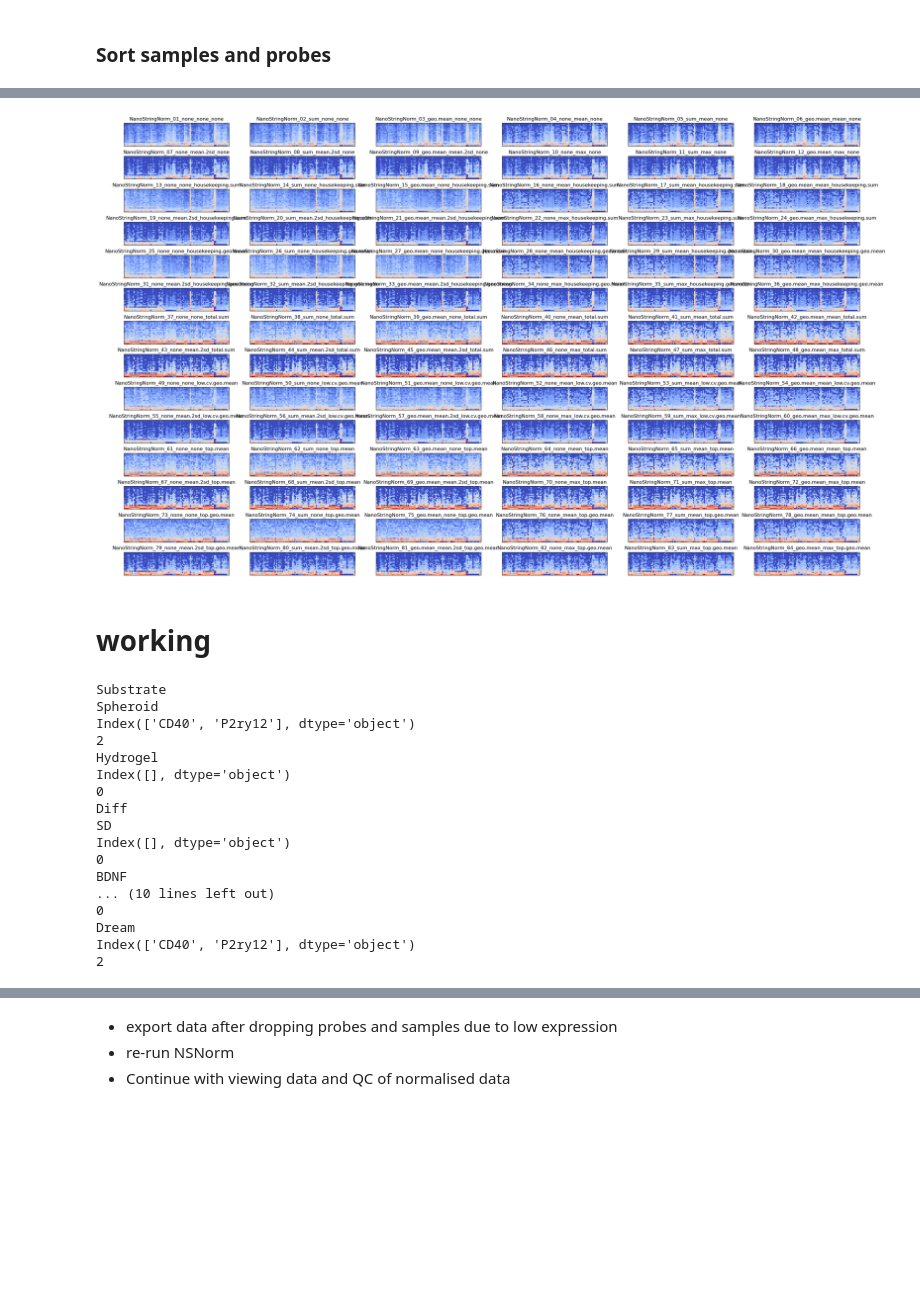
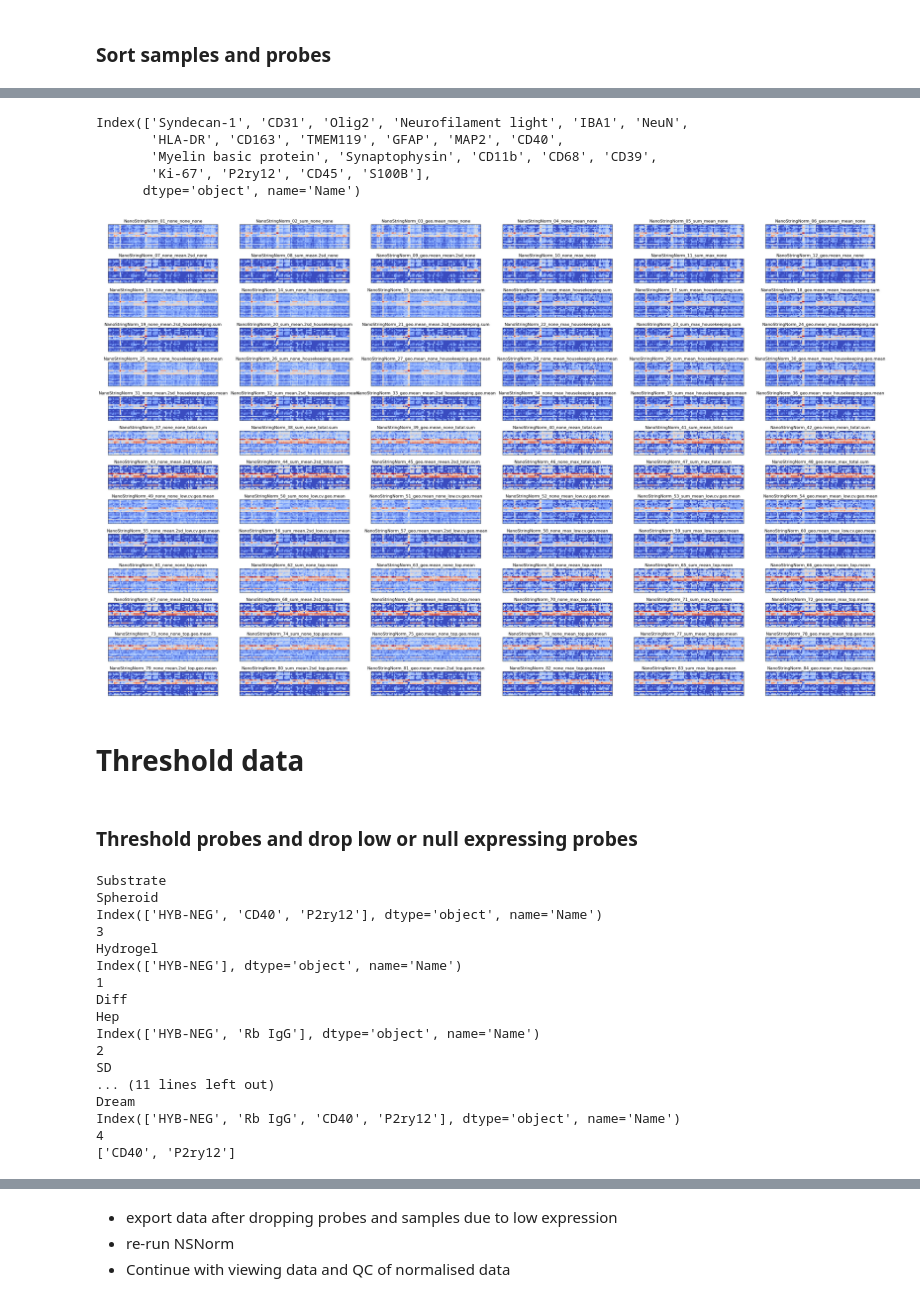
Before and after one commit to kyleupton/DSP_EDA_Protein, a Jupyter notebook: 240122_DSP_nCounter_Protein_Post-Norm_EDA.ipynb, the cells around one changed output, grey strips where cells are left out. Drawn from its saved outputs; the diff is of its cells as text; code cells hidden in the pictures; blank space fills up the shorter version.

```diff
--- a/240122_DSP_nCounter_Protein_Post-Norm_EDA.ipynb
+++ b/240122_DSP_nCounter_Protein_Post-Norm_EDA.ipynb
@@ -26,7 +27,8 @@ configDict = {
     'initialDataPath' : '',
     'QCDataPath' : '',
     'labWorksheet01Path':'',
-    'sampleInfoFile' : ''
+    'sampleInfoFile' : '',
+    'projectName':'',
 }
 
 with open('./config.txt','r') as f:
@@ -151,7 +159,7 @@ normDir
 # %% [output]
 '/Users/upton6/Documents/Nanostring/projects/Larisa/2312_Run/DSP_Protein_Data/Normalisation'
 # %%
-QCDataFile = [f for f in os.listdir(normDir) if (f.startswith('QC') and f.endswith('.csv'))][0]
+QCDataFile = [f for f in os.listdir(normDir) if (f.startswith('QC') and f.endswith('RUV.csv'))][0]
 # %%
 QCDataFile
 # %% [output]
@@ -167,6 +166,0 @@ print(files)
-# %%
-fileIdx = 0
-tempFile = os.path.join(normDir, 'NSNorm',files[fileIdx])
-
-print(tempFile)
-tempDF = pd.read_csv(os.path.join(normDir, 'NSNorm',files[fileIdx]), index_col=0)
@@ -264,0 +176,10 @@ tempDF1.loc[probeOrder,sampleOrder]
+# %%
+QCDataDF = pd.read_csv(os.path.join(normDir, QCDataFile), index_col=0)
+QCDataDF.columns = [x.replace(' ','.') for x in QCDataDF.columns]
+QCDataDF.columns = [x.replace('-','.') for x in QCDataDF.columns]
+
+
+probeOrder = QCDataDF.index[8:]
+sampleOrder = QCDataDF.columns[1:]
+
+# sampleOrder
@@ -265,24 +197,32 @@ tempDF1.loc[probeOrder,sampleOrder]
+# %%
+probeOrder
+# %% [output]
+Index(['Syndecan-1', 'CD31', 'Olig2', 'Neurofilament light', 'IBA1', 'NeuN',
+       'HLA-DR', 'CD163', 'TMEM119', 'GFAP', 'MAP2', 'CD40',
+       'Myelin basic protein', 'Synaptophysin', 'CD11b', 'CD68', 'CD39',
+       'Ki-67', 'P2ry12', 'CD45', 'S100B'],
+      dtype='object', name='Name')
 # %%
 width = 6
 height = 14
 
 
-fig, axs = plt.subplots(height, width, figsize=[32,20])
+fig, axs = plt.subplots(height, width, figsize=[40,25])
 # fig.suptitle('Nanostring Normalisation heatmaps')
 
 for y in range(height):
     for x in range(width):
         fileIdx = x + y*width
         tempDF = pd.read_csv(os.path.join(normDir, 'NSNorm',files[fileIdx]), index_col=0)
 #         axs[y][x].matshow(np.log2(tempDF + 1), aspect = 'auto', cmap='coolwarm')
         axs[y][x].matshow(np.log2(tempDF.loc[probeOrder,sampleOrder] + 1), cmap='coolwarm')
         axs[y][x].set_xticks([])
         axs[y][x].set_yticks([])
         axs[y][x].set_title(files[fileIdx][:-4])
 
 # plt.tight_layout()
 # fig.show()
 # %% [output]
-[figure, old version]
+[figure, new version]
-# %% [markdown]
-# working
+# %% [markdown]
+# Threshold data
@@ -289,3 +231,5 @@ for y in range(height):
+# %% [markdown]
+### Threshold probes and drop low or null expressing probes
 # %%
 threshold = 1.5
 expPropCutOff = 0.5
@@ -300,37 +244,36 @@ for f in factorDict2.keys():
         # print(factorDict2[f][g])
         groupLen = len(factorDict2[f][g])
         # print(groupLen)
-        passThreshold = (tempDF1[factorDict2[f][g]]>threshold).sum(axis=1)
+        passThreshold = (QCDataDF[factorDict2[f][g]]>threshold).sum(axis=1)
         # print(passThreshold)
         passThreshProp = (passThreshold/groupLen) < expPropCutOff
         # print(passThreshProp)
-        failIdx = tempDF1.index[passThreshProp]
+        failIdx = QCDataDF.index[passThreshProp]
         print(failIdx)
         print(len(failIdx))
 
         if (len(failIdx) > 0):
             dropList.extend(list(failIdx))
 
-        # print(tempDF1.index[((tempDF1[factorDict2[f][g]]>2).sum(axis=1)/groupLen) < 0.5])
+        # print(QCDataDF.index[((QCDataDF[factorDict2[f][g]]>2).sum(axis=1)/groupLen) < 0.5])
 
-dropList = list(set(dropList))
-# print(dropList)
-tempDF1 = tempDF1.drop(index=dropList)
+dropList = list(set(dropList) - controlSet)
+print(dropList)
 # %% [output]
 Substrate
 Spheroid
-Index(['CD40', 'P2ry12'], dtype='object')
+Index(['HYB-NEG', 'CD40', 'P2ry12'], dtype='object', name='Name')
+3
+Hydrogel
+Index(['HYB-NEG'], dtype='object', name='Name')
+1
+Diff
+Hep
+Index(['HYB-NEG', 'Rb IgG'], dtype='object', name='Name')
 2
-Hydrogel
-Index([], dtype='object')
-0
-Diff
 SD
-Index([], dtype='object')
-0
-BDNF
-... (10 lines left out)
-0
+... (11 lines left out)
 Dream
-Index(['CD40', 'P2ry12'], dtype='object')
-2
+Index(['HYB-NEG', 'Rb IgG', 'CD40', 'P2ry12'], dtype='object', name='Name')
+4
+['CD40', 'P2ry12']
```
Also changed, not shown: parts of 66 cells of this notebook, 7 other files.
